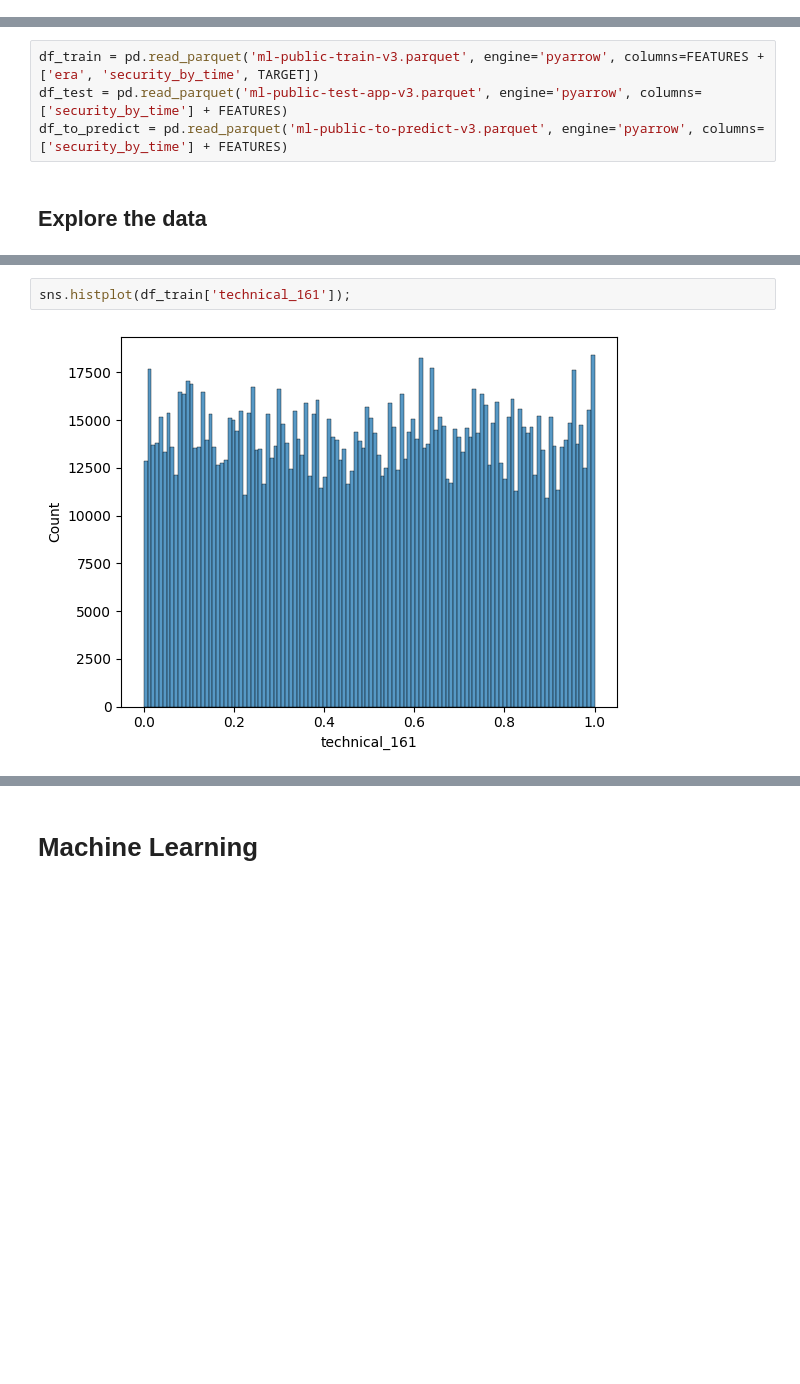
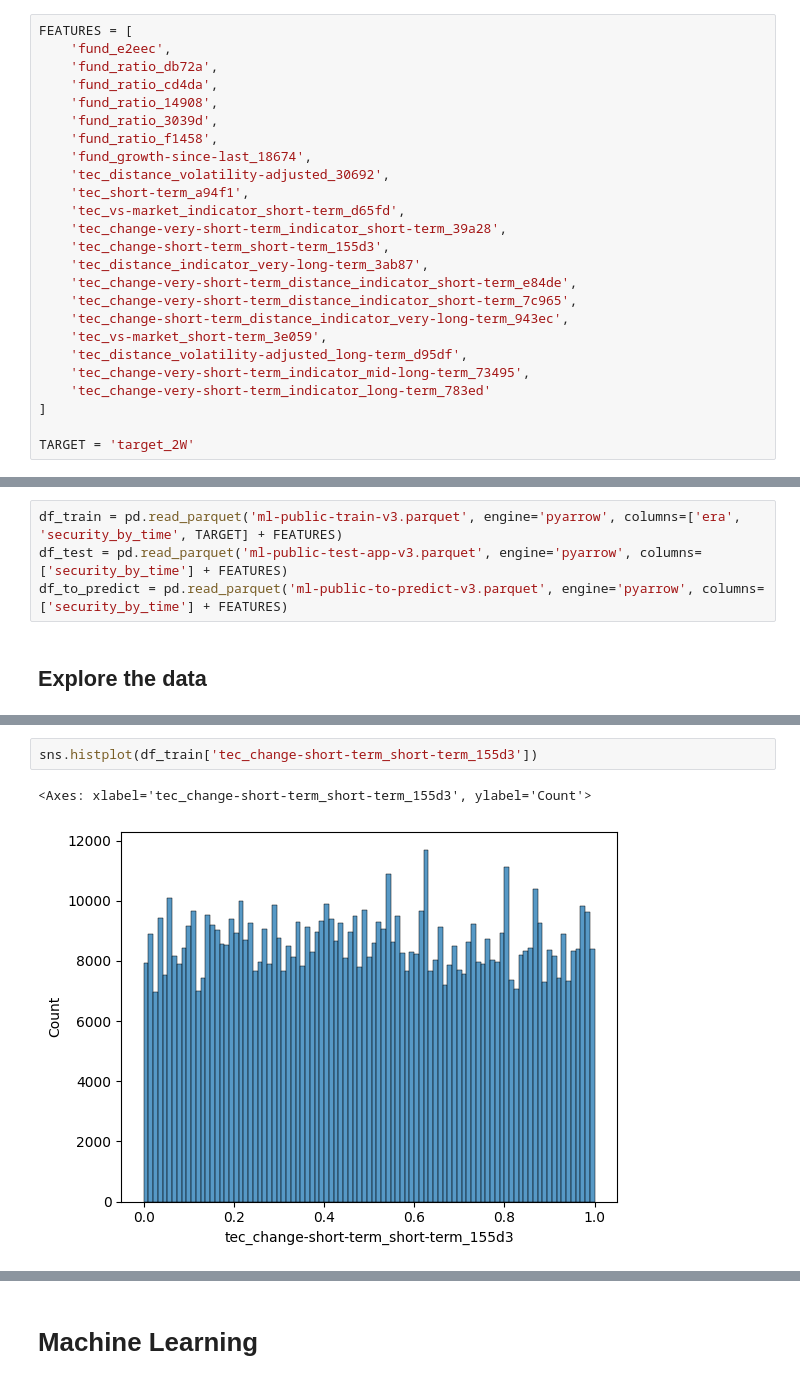
Before and after one commit to ml-alpha/example-scripts, a Jupyter notebook: datascientist-example.ipynb, the cells around one changed output, grey strips where cells are left out. Saved outputs shown, nothing was run; the diff lists cells and outputs as text; blank space fills up the shorter version.

Commit message:
update dataset with new names of columns

```diff
--- a/datascientist-example.ipynb
+++ b/datascientist-example.ipynb
@@ -45,9 +39,34 @@ TARGET = 'target_2W'
+# %%
+FEATURES = [
+    'fund_e2eec',
+    'fund_ratio_db72a',
+    'fund_ratio_cd4da',
+    'fund_ratio_14908',
+    'fund_ratio_3039d',
+    'fund_ratio_f1458',
+    'fund_growth-since-last_18674',
+    'tec_distance_volatility-adjusted_30692',
+    'tec_short-term_a94f1',
+    'tec_vs-market_indicator_short-term_d65fd',
+    'tec_change-very-short-term_indicator_short-term_39a28',
+    'tec_change-short-term_short-term_155d3',
+    'tec_distance_indicator_very-long-term_3ab87',
+    'tec_change-very-short-term_distance_indicator_short-term_e84de',
+    'tec_change-very-short-term_distance_indicator_short-term_7c965',
+    'tec_change-short-term_distance_indicator_very-long-term_943ec',
+    'tec_vs-market_short-term_3e059',
+    'tec_distance_volatility-adjusted_long-term_d95df',
+    'tec_change-very-short-term_indicator_mid-long-term_73495',
+    'tec_change-very-short-term_indicator_long-term_783ed'
+]
+
+TARGET = 'target_2W'
 # %% [markdown]
 ## Load datasets
 # %% [markdown]
 ### Load datasets into python DataFrame
 # %%
-df_train = pd.read_parquet('ml-public-train-v3.parquet', engine='pyarrow', columns=FEATURES + ['era', 'security_by_time', TARGET])
+df_train = pd.read_parquet('ml-public-train-v3.parquet', engine='pyarrow', columns=['era', 'security_by_time', TARGET] + FEATURES)
 df_test = pd.read_parquet('ml-public-test-app-v3.parquet', engine='pyarrow', columns=['security_by_time'] + FEATURES)
 df_to_predict = pd.read_parquet('ml-public-to-predict-v3.parquet', engine='pyarrow', columns=['security_by_time'] + FEATURES)
 # %% [markdown]
@@ -68,7 +87,8 @@ df_train.describe()
 # %%
-sns.histplot(df_train['technical_161']);
+sns.histplot(df_train['tec_change-short-term_short-term_155d3'])
 # %% [output]
+<Axes: xlabel='tec_change-short-term_short-term_155d3', ylabel='Count'>
-[figure, old version]
+[figure, new version]
 # %%
 df_train.isna().count()
 # %% [output]
```
Also changed, not shown: parts of 10 cells of this notebook.
